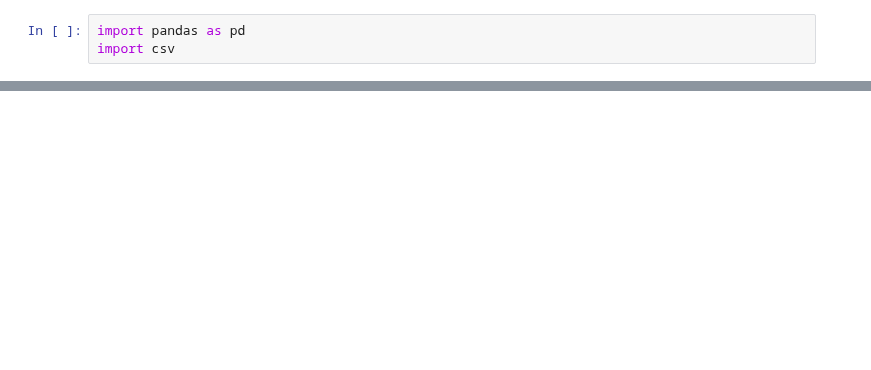
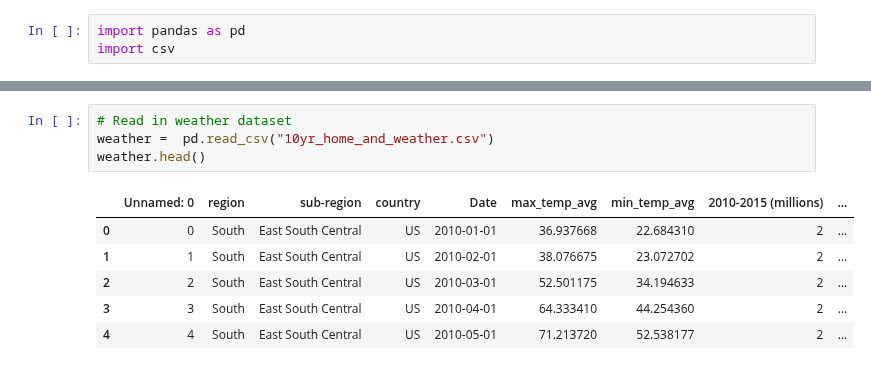
Before and after one commit to fraserclaire/Group3_Project4, a Jupyter notebook: claire/project4_cancerdatacleaning.ipynb, the cells around one changed output, grey strips where cells are left out. Drawn from its saved outputs; the diff is of its cells as text; blank space fills up the shorter version.

```diff
--- a/claire/project4_cancerdatacleaning.ipynb
+++ b/claire/project4_cancerdatacleaning.ipynb
@@ -35,0 +51,11 @@ cancer_withRegion
+# %%
+# Read in weather dataset
+weather =  pd.read_csv("10yr_home_and_weather.csv")
+weather.head()
+# %% [output]
+|  | Unnamed: 0 | region | sub-region | country | Date | max_temp_avg | min_temp_avg | 2010-2015 (millions) | ... |
+| 0 | 0 | South | East South Central | US | 2010-01-01 | 36.937668 | 22.684310 | 2 | ... |
+| 1 | 1 | South | East South Central | US | 2010-02-01 | 38.076675 | 23.072702 | 2 | ... |
+| 2 | 2 | South | East South Central | US | 2010-03-01 | 52.501175 | 34.194633 | 2 | ... |
+| 3 | 3 | South | East South Central | US | 2010-04-01 | 64.333410 | 44.254360 | 2 | ... |
+| 4 | 4 | South | East South Central | US | 2010-05-01 | 71.213720 | 52.538177 | 2 | ... |
```
Also changed, not shown: parts of 7 cells of this notebook, 2 other files.
